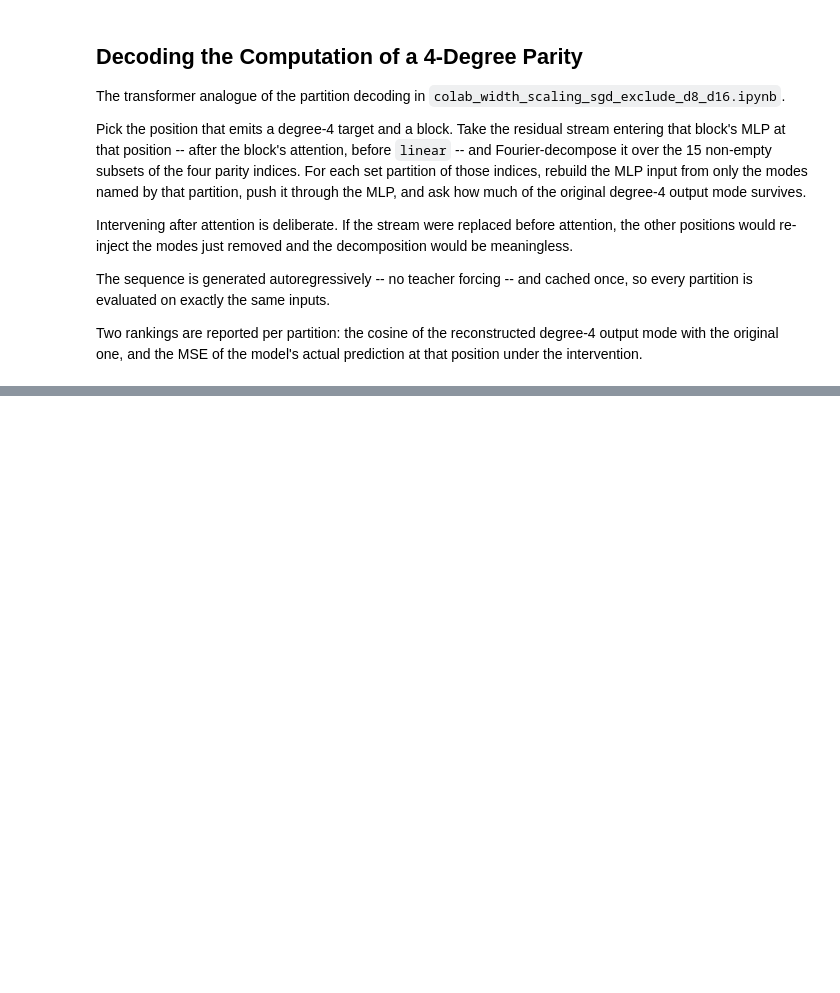
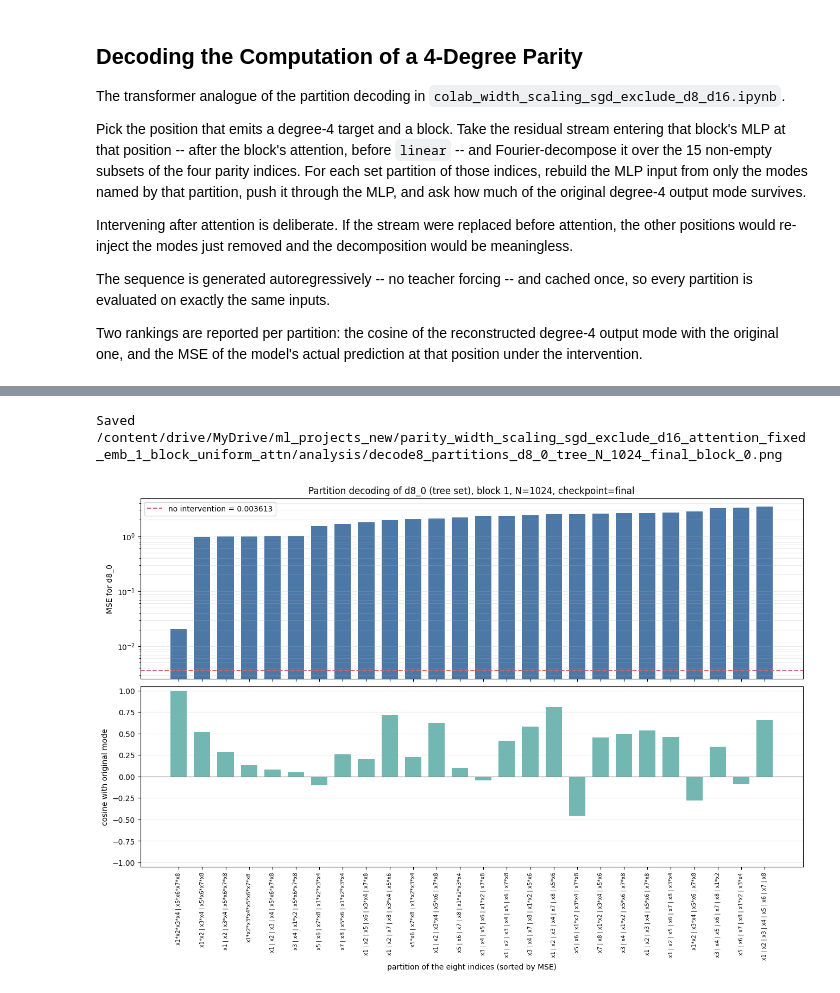
Before and after one commit to labofdoubt/feature-learning-parity-task, a Jupyter notebook: notebooks/colab_width_scaling_sgd_attention copy.ipynb, the cells around one changed output, grey strips where cells are left out. Cells and saved outputs as stored; diff of their text form; code cells hidden in the pictures; blank space fills up the shorter version.

```diff
--- a/notebooks/colab_width_scaling_sgd_attention copy.ipynb
+++ b/notebooks/colab_width_scaling_sgd_attention copy.ipynb
@@ -31,6 +33,7 @@ GITHUB_REPO_URL = "https://github.com/labofdoubt/feature-learning-parity-task.gi
 REPO_DIR = Path("/content/feature-learning-parity-task")
 
 DRIVE_ROOT = Path("/content/drive/MyDrive/ml_projects_new/parity_width_scaling_sgd_exclude_d16_attention_fixed_emb_1_block")
+DRIVE_ROOT = Path("/content/drive/MyDrive/ml_projects_new/parity_width_scaling_sgd_exclude_d16_attention_fixed_emb_1_block_uniform_attn")
 
 RUNS_DIR = DRIVE_ROOT / "runs"
 PLOTS_DIR = DRIVE_ROOT / "plots"
@@ -291,7 +317,7 @@ from parity_net.data import load_dataset
 from parity_net.train import resolve_device, resolve_dtype
 
 ATTN_N = 1024
-ATTN_CHECKPOINT_STEP = 90000  # Use "final" or an integer step, e.g. 10000.
+ATTN_CHECKPOINT_STEP = "final"  # Use "final" or an integer step, e.g. 10000.
 ATTN_FEED_MODEL_PREDICTIONS = True  # True replays the test-time sequence (the model's own
                                     # fed-back predictions); False teacher-forces true parities.
 ATTN_SAVE = True
@@ -1199,7 +1320,7 @@ import itertools
 import pandas as pd
 import torch.nn.functional as F
 
-DECODE4_TARGET = "d4_0"  # Which degree-4 target's position to decode.
+DECODE4_TARGET = "d4_1"  # Which degree-4 target's position to decode.
 DECODE4_BLOCK_IDX = 0  # Block whose MLP input is decomposed.
 DECODE4_NUM_SAMPLES = 8_192 * 2
 DECODE4_SEED = 0
@@ -1549,0 +2063,72 @@ plt.show()
+# %%
+import matplotlib.pyplot as plt
+
+DECODE8_PLOT_TOP = 30  # Show at most this many partitions, best MSE first.
+
+ordered = decode8_df.sort_values("mse").head(DECODE8_PLOT_TOP).reset_index(drop=True)
+dropped = len(decode8_df) - len(ordered)
+if dropped:
+    print(f"Showing the {len(ordered)} best of {len(decode8_df)} partitions; "
+          f"{dropped} worse ones not plotted (all are in decode8_df).")
+
+fig, axes = plt.subplots(2, 1, figsize=(max(9, 0.5 * len(ordered)), 9), sharex=True,
+                         constrained_layout=True)
+axes[0].bar(range(len(ordered)), ordered["mse"], color="#4C78A8", width=0.7)
+axes[0].axhline(decode8_baseline_mse, color="#CC6677", linestyle="--", linewidth=1.5,
+                label=f"no intervention = {decode8_baseline_mse:.4g}")
+axes[0].set_ylabel(f"MSE for {DECODE8_TARGET}")
+if (ordered["mse"] > 0).all() and decode8_baseline_mse > 0:
+    axes[0].set_yscale("log")
+axes[0].legend()
+axes[0].grid(True, axis="y", alpha=0.25, which="both")
+axes[0].set_title(
+    f"Partition decoding of {DECODE8_TARGET} ({DECODE8_PARTITION_SET} set), "
+    f"block {DECODE8_BLOCK_IDX + 1}, N={ATTN_N}, checkpoint={attn_checkpoint_label}"
+)
+
+axes[1].bar(range(len(ordered)), ordered["cosine_with_original_mode"], color="#72B7B2", width=0.7)
+axes[1].axhline(0.0, color="#888888", linewidth=0.8)
+axes[1].set_ylabel("cosine with original mode")
+axes[1].set_ylim(-1.05, 1.05)
+axes[1].grid(True, axis="y", alpha=0.25)
+axes[1].set_xticks(range(len(ordered)))
+axes[1].set_xticklabels(ordered["partition"], rotation=90, fontsize=7)
+axes[1].set_xlabel("partition of the eight indices (sorted by MSE)")
+
+if DECODE8_SAVE:
+    path = (
+        ANALYSIS_DIR
+        / f"decode8_partitions_{DECODE8_TARGET}_{DECODE8_PARTITION_SET}_N_{ATTN_N}"
+        f"_{attn_checkpoint_label}_block_{DECODE8_BLOCK_IDX}.png"
+    )
+    fig.savefig(path, dpi=170, bbox_inches="tight")
+    print(f"Saved {path}")
+plt.show()
+
+best = decode8_df.iloc[0]
+print(f"Best partition by MSE:  {best['partition']}  (blocks {best['block_sizes']})")
+print(f"  MSE {best['mse']:.6g}  vs  no-intervention {decode8_baseline_mse:.6g}")
+print(f"  cosine with the original degree-8 mode: {best['cosine_with_original_mode']:.4f}")
+best_cos = decode8_df.sort_values("cosine_with_original_mode", ascending=False).iloc[0]
+print(f"Best partition by cosine: {best_cos['partition']} "
+      f"(cos {best_cos['cosine_with_original_mode']:.4f}, mse {best_cos['mse']:.6g})")
+
+# Where the staircase hypotheses land.
+hypotheses = {
+    "d4_0 * d4_1": "x1*x2*x3*x4 | x5*x6*x7*x8",
+    "four d2 blocks": "x1*x2 | x3*x4 | x5*x6 | x7*x8",
+    "whole octet": "x1*x2*x3*x4*x5*x6*x7*x8",
+    "eight singletons": " | ".join(f"x{i}" for i in range(1, 9)),
+}
+print("\nRank of the named hypotheses (1 = best MSE):")
+for name, label in hypotheses.items():
+    match = decode8_df.index[decode8_df["partition"] == label]
+    if len(match):
+        row = decode8_df.loc[match[0]]
+        print(f"  {name:18s} rank {match[0] + 1:3d}/{len(decode8_df)}  "
+              f"mse {row['mse']:.6g}  cos {row['cosine_with_original_mode']:.4f}")
+    else:
+        print(f"  {name:18s} not in the '{DECODE8_PARTITION_SET}' partition set")
+# %% [output]
+Saved /content/drive/MyDrive/ml_projects_new/parity_width_scaling_sgd_exclude_d16_attention_fixed_emb_1_block_uniform_attn/analysis/decode8_partitions_d8_0_tree_N_1024_final_block_0.png
+[figure, added]
```
Also changed, not shown: parts of 14 cells of this notebook, 1 other file.
